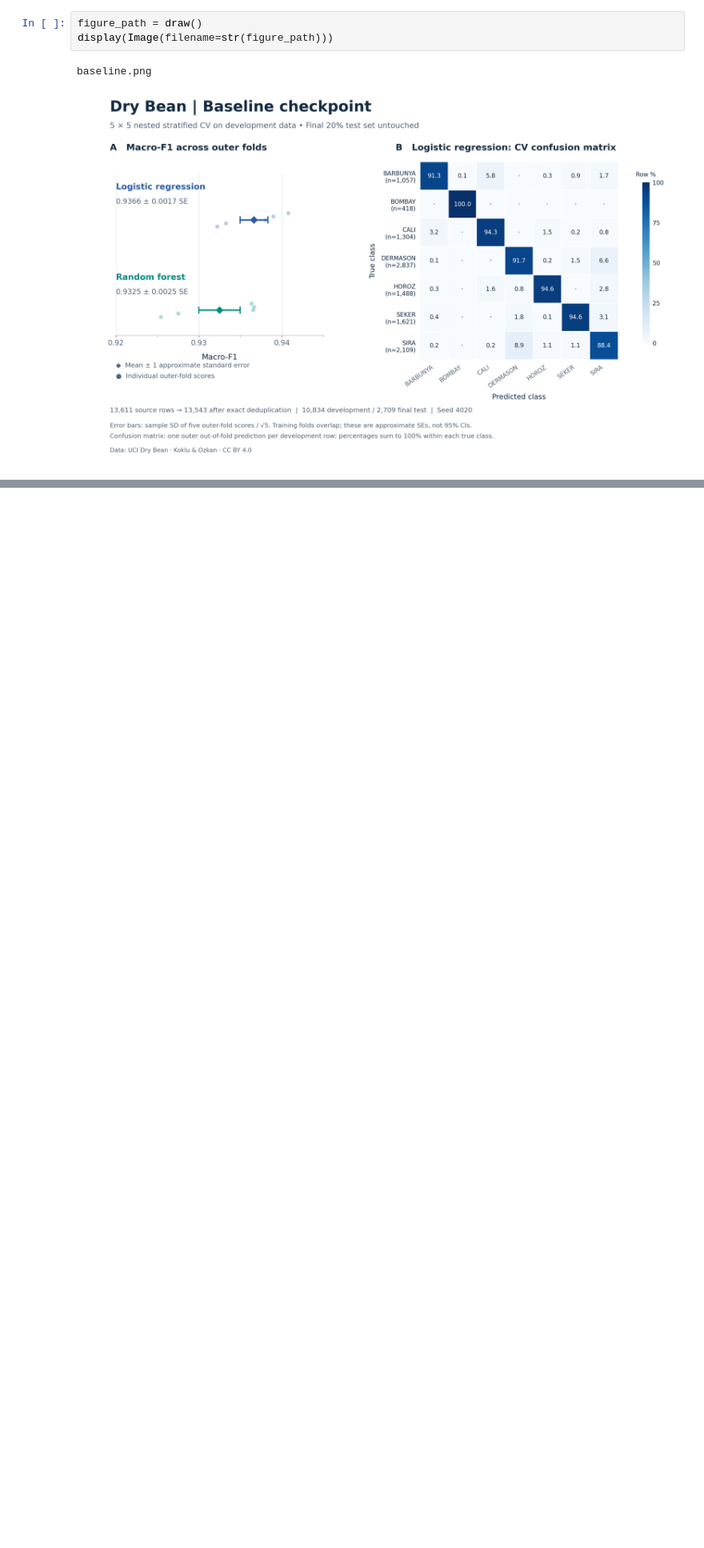
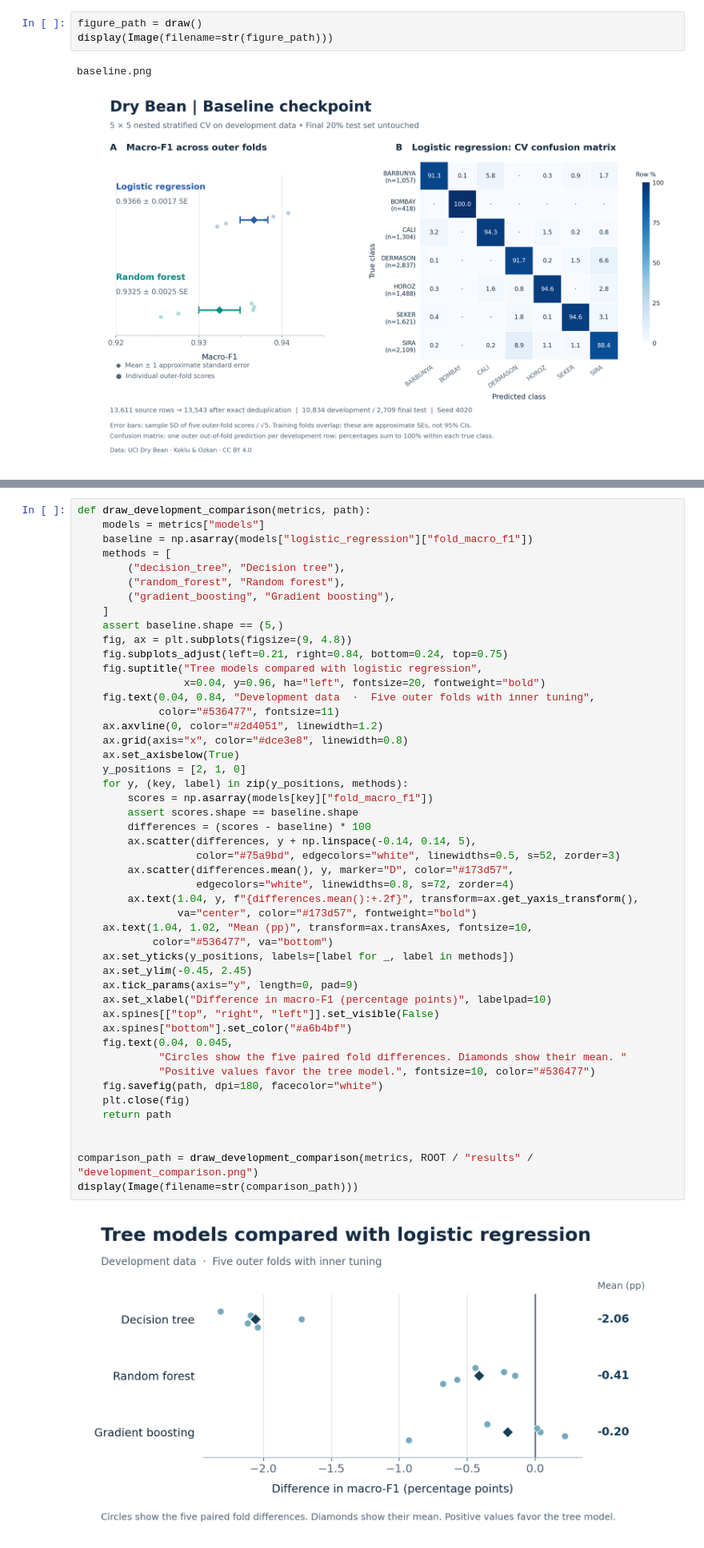
Before and after one commit to AoLiGei1221/ESE4020, a Jupyter notebook: main.ipynb, the cells around one changed output, grey strips where cells are left out. Shown at 80% size. Drawn from its saved outputs; the diff is of its cells as text; blank space fills up the shorter version.

```diff
--- a/main.ipynb
+++ b/main.ipynb
@@ -445,0 +550,50 @@ baseline.png
+# %%
+def draw_development_comparison(metrics, path):
+    models = metrics["models"]
+    baseline = np.asarray(models["logistic_regression"]["fold_macro_f1"])
+    methods = [
+        ("decision_tree", "Decision tree"),
+        ("random_forest", "Random forest"),
+        ("gradient_boosting", "Gradient boosting"),
+    ]
+    assert baseline.shape == (5,)
+    fig, ax = plt.subplots(figsize=(9, 4.8))
+    fig.subplots_adjust(left=0.21, right=0.84, bottom=0.24, top=0.75)
+    fig.suptitle("Tree models compared with logistic regression",
+                 x=0.04, y=0.96, ha="left", fontsize=20, fontweight="bold")
+    fig.text(0.04, 0.84, "Development data  ·  Five outer folds with inner tuning",
+             color="#536477", fontsize=11)
+    ax.axvline(0, color="#2d4051", linewidth=1.2)
+    ax.grid(axis="x", color="#dce3e8", linewidth=0.8)
+    ax.set_axisbelow(True)
+    y_positions = [2, 1, 0]
+    for y, (key, label) in zip(y_positions, methods):
+        scores = np.asarray(models[key]["fold_macro_f1"])
+        assert scores.shape == baseline.shape
+        differences = (scores - baseline) * 100
+        ax.scatter(differences, y + np.linspace(-0.14, 0.14, 5),
+                   color="#75a9bd", edgecolors="white", linewidths=0.5, s=52, zorder=3)
+        ax.scatter(differences.mean(), y, marker="D", color="#173d57",
+                   edgecolors="white", linewidths=0.8, s=72, zorder=4)
+        ax.text(1.04, y, f"{differences.mean():+.2f}", transform=ax.get_yaxis_transform(),
+                va="center", color="#173d57", fontweight="bold")
+    ax.text(1.04, 1.02, "Mean (pp)", transform=ax.transAxes, fontsize=10,
+            color="#536477", va="bottom")
+    ax.set_yticks(y_positions, labels=[label for _, label in methods])
+    ax.set_ylim(-0.45, 2.45)
+    ax.tick_params(axis="y", length=0, pad=9)
+    ax.set_xlabel("Difference in macro-F1 (percentage points)", labelpad=10)
+    ax.spines[["top", "right", "left"]].set_visible(False)
+    ax.spines["bottom"].set_color("#a6b4bf")
+    fig.text(0.04, 0.045,
+             "Circles show the five paired fold differences. Diamonds show their mean. "
+             "Positive values favor the tree model.", fontsize=10, color="#536477")
+    fig.savefig(path, dpi=180, facecolor="white")
+    plt.close(fig)
+    return path
+
+
+comparison_path = draw_development_comparison(metrics, ROOT / "results" / "development_comparison.png")
+display(Image(filename=str(comparison_path)))
+# %% [output]
+[figure, added]
```
Also changed, not shown: parts of 14 cells of this notebook, 32 other files.
